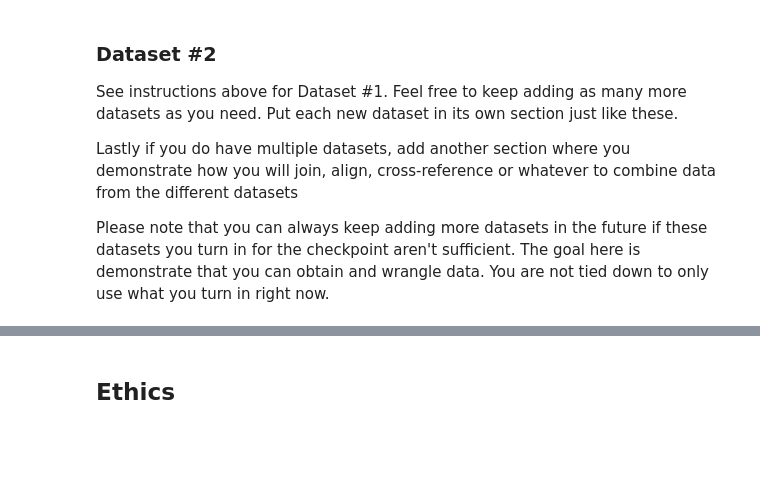
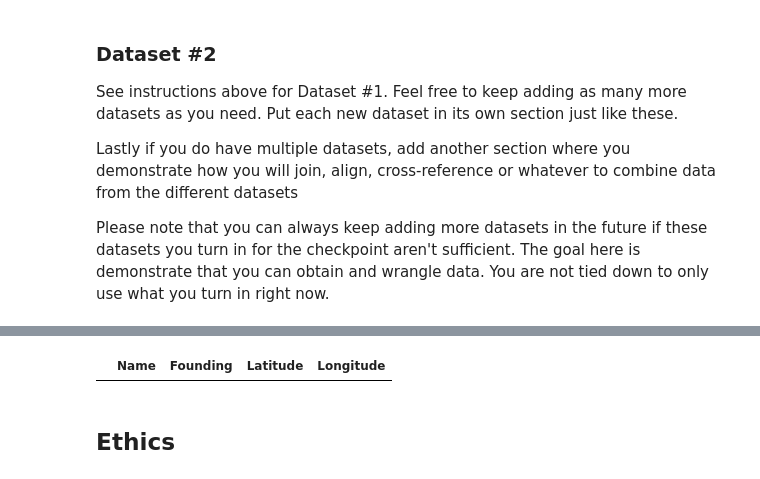
Before and after one commit to COGS108/Group091_WI26, a Jupyter notebook: 01-DataCheckpoint.ipynb, the cells around one changed output, grey strips where cells are left out. Saved outputs shown, nothing was run; the diff lists cells and outputs as text; code cells hidden in the pictures; blank space fills up the shorter version.

```diff
--- a/01-DataCheckpoint.ipynb
+++ b/01-DataCheckpoint.ipynb
@@ -216,3 +242,7 @@ defunct_university
+# %%
+school_data[school_data["Latitude"].isna()]
+# %% [output]
+|  | Name | Founding | Latitude | Longitude |
 # %% [markdown]
 ## Ethics
 # %% [markdown]
```
Also changed, not shown: parts of 2 cells of this notebook.
